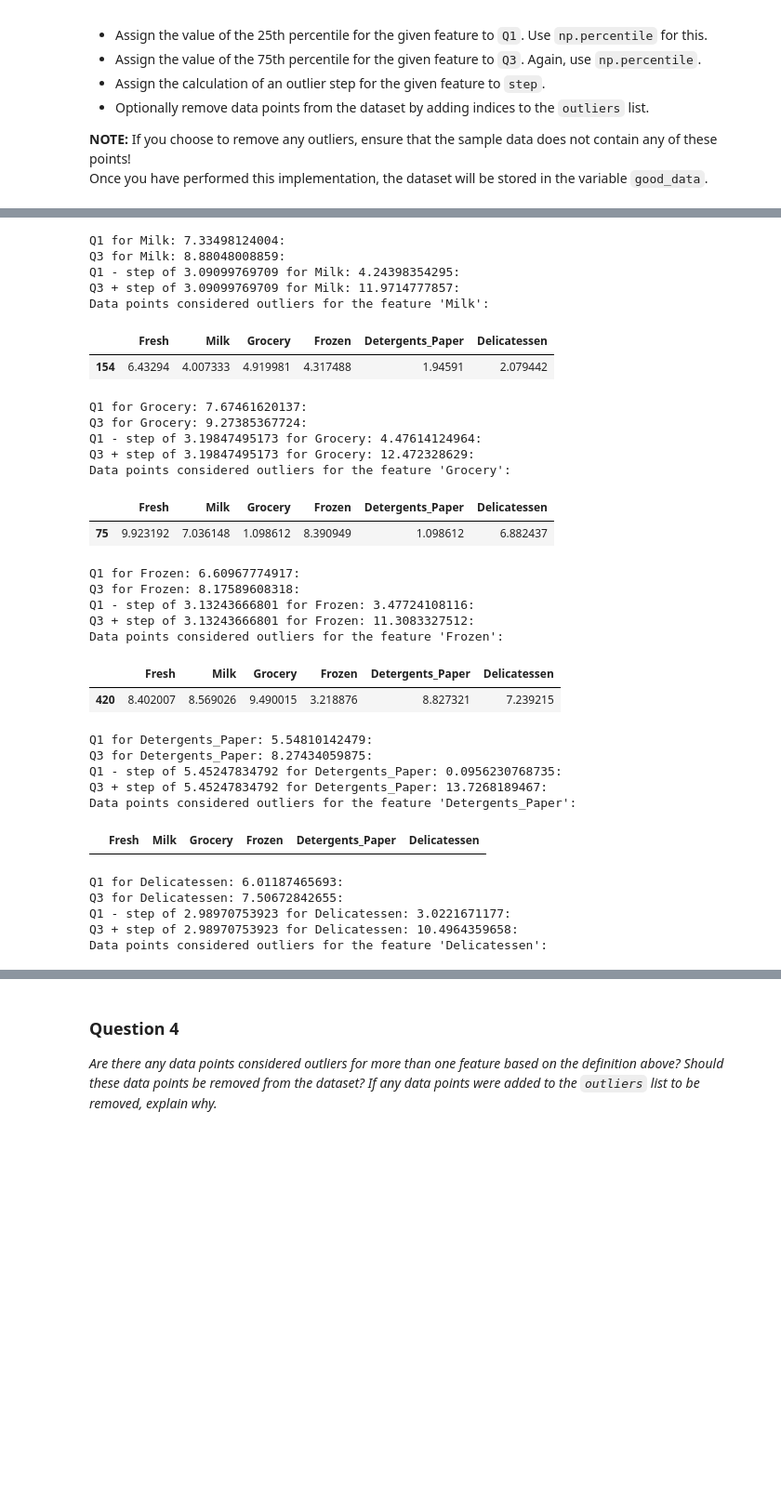
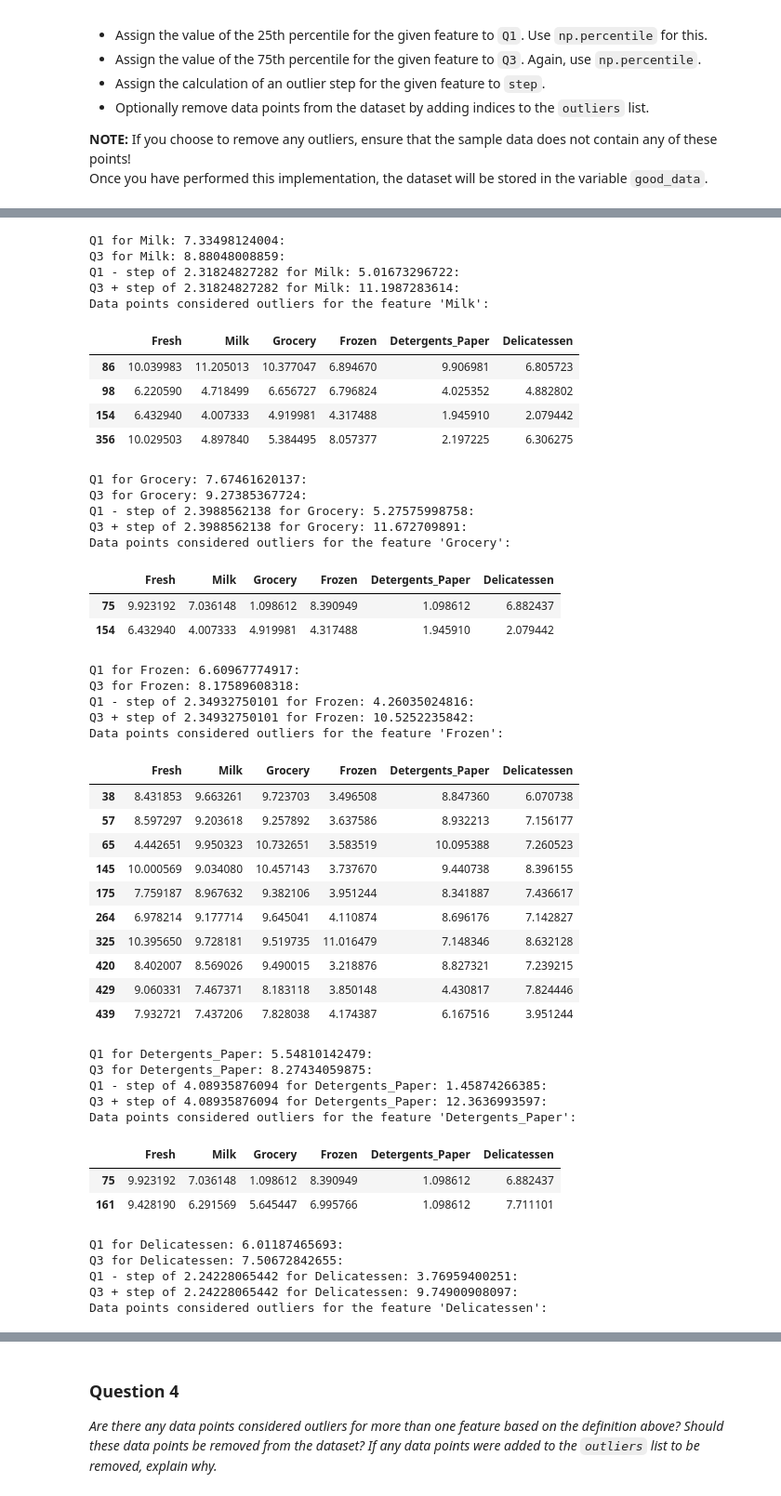
Before and after one commit to pdaskas/MLND-customer_segments, a Jupyter notebook: customer_segments.ipynb, the cells around one changed output, grey strips where cells are left out. Shown: that part at 93% size. Cells and saved outputs as stored; diff of their text form; code cells hidden in the pictures; blank space fills up the shorter version.

```diff
--- a/customer_segments.ipynb
+++ b/customer_segments.ipynb
@@ -195,6 +195,7 @@ In the code block below, you will need to implement the following:
 Once you have performed this implementation, the dataset will be stored in the variable `good_data`.
 # %%
 # OPTIONAL: Select the indices for data points you wish to remove
+import collections
 outliers  = []
 outlier_data = []
 # For each feature find the data points with extreme high or low values
@@ -207,7 +208,7 @@ for feature in log_data.keys():
     Q3 = np.percentile(log_data[feature], 75.0)
     print "Q3 for {}: {}:".format(feature,Q3)
     # TODO: Use the interquartile range to calculate an outlier step (1.5 times the interquartile range)
-    step = (Q3-Q1) * 2
+    step = (Q3-Q1) * 1.5
     print "Q1 - step of {} for {}: {}:".format(step,feature,Q1-step)
     print "Q3 + step of {} for {}: {}:".format(step,feature,Q3+step)
     # Display the outliers
@@ -215,7 +216,7 @@ for feature in log_data.keys():
     outlier = log_data[~((log_data[feature] >= Q1 - step) & (log_data[feature] <= Q3 + step))]
     outlier_data.append(outlier)
     display(outlier)
-    #Remove all outlier except those from the sample indices
+    #Collect all outlier except those from the sample indices
     for idx in list(outlier.index.values):
         if idx != indices[0] and idx != indices[1]  and idx != indices[2]:
             outliers.append(idx)
@@ -223,10 +224,10 @@ for feature in log_data.keys():
 
 
 # Remove the outliers, if any were specified
-good_data = log_data.drop(log_data.index[outliers]).reset_index(drop = True)
+duplicate_outliers_to_remove = [item for item, count in collections.Counter(outliers).items() if count > 1]
+print('Duplicate outliers to remove that exceed threshold: ', duplicate_outliers_to_remove)
+good_data = log_data.drop(log_data.index[duplicate_outliers_to_remove]).reset_index(drop = True)
 #display(log_data.describe())
-print (indices)
-print (outliers)
 # %% [output]
 Q1 for Fresh: 8.04805870221:
 Q3 for Fresh: 9.73706394795:
@@ -243,35 +252,50 @@ Data points considered outliers for the feature 'Fresh':
 | 357 | 3.610918 | 7.150701 | 10.011086 | 4.919981 | 8.816853 | 4.700480 |
 | 412 | 4.574711 | 8.190077 | 9.425452 | 4.584967 | 7.996317 | 4.127134 |
 Q1 for Milk: 7.33498124004:
 Q3 for Milk: 8.88048008859:
-Q1 - step of 3.09099769709 for Milk: 4.24398354295:
-Q3 + step of 3.09099769709 for Milk: 11.9714777857:
+Q1 - step of 2.31824827282 for Milk: 5.01673296722:
+Q3 + step of 2.31824827282 for Milk: 11.1987283614:
 Data points considered outliers for the feature 'Milk':
 |  | Fresh | Milk | Grocery | Frozen | Detergents_Paper | Delicatessen |
-| 154 | 6.43294 | 4.007333 | 4.919981 | 4.317488 | 1.94591 | 2.079442 |
+| 86 | 10.039983 | 11.205013 | 10.377047 | 6.894670 | 9.906981 | 6.805723 |
+| 98 | 6.220590 | 4.718499 | 6.656727 | 6.796824 | 4.025352 | 4.882802 |
+| 154 | 6.432940 | 4.007333 | 4.919981 | 4.317488 | 1.945910 | 2.079442 |
+| 356 | 10.029503 | 4.897840 | 5.384495 | 8.057377 | 2.197225 | 6.306275 |
 Q1 for Grocery: 7.67461620137:
 Q3 for Grocery: 9.27385367724:
-Q1 - step of 3.19847495173 for Grocery: 4.47614124964:
-Q3 + step of 3.19847495173 for Grocery: 12.472328629:
+Q1 - step of 2.3988562138 for Grocery: 5.27575998758:
+Q3 + step of 2.3988562138 for Grocery: 11.672709891:
 Data points considered outliers for the feature 'Grocery':
 |  | Fresh | Milk | Grocery | Frozen | Detergents_Paper | Delicatessen |
 | 75 | 9.923192 | 7.036148 | 1.098612 | 8.390949 | 1.098612 | 6.882437 |
+| 154 | 6.432940 | 4.007333 | 4.919981 | 4.317488 | 1.945910 | 2.079442 |
 Q1 for Frozen: 6.60967774917:
 Q3 for Frozen: 8.17589608318:
-Q1 - step of 3.13243666801 for Frozen: 3.47724108116:
-Q3 + step of 3.13243666801 for Frozen: 11.3083327512:
+Q1 - step of 2.34932750101 for Frozen: 4.26035024816:
+Q3 + step of 2.34932750101 for Frozen: 10.5252235842:
 Data points considered outliers for the feature 'Frozen':
 |  | Fresh | Milk | Grocery | Frozen | Detergents_Paper | Delicatessen |
+| 38 | 8.431853 | 9.663261 | 9.723703 | 3.496508 | 8.847360 | 6.070738 |
+| 57 | 8.597297 | 9.203618 | 9.257892 | 3.637586 | 8.932213 | 7.156177 |
+| 65 | 4.442651 | 9.950323 | 10.732651 | 3.583519 | 10.095388 | 7.260523 |
+| 145 | 10.000569 | 9.034080 | 10.457143 | 3.737670 | 9.440738 | 8.396155 |
+| 175 | 7.759187 | 8.967632 | 9.382106 | 3.951244 | 8.341887 | 7.436617 |
+| 264 | 6.978214 | 9.177714 | 9.645041 | 4.110874 | 8.696176 | 7.142827 |
+| 325 | 10.395650 | 9.728181 | 9.519735 | 11.016479 | 7.148346 | 8.632128 |
 | 420 | 8.402007 | 8.569026 | 9.490015 | 3.218876 | 8.827321 | 7.239215 |
+| 429 | 9.060331 | 7.467371 | 8.183118 | 3.850148 | 4.430817 | 7.824446 |
+| 439 | 7.932721 | 7.437206 | 7.828038 | 4.174387 | 6.167516 | 3.951244 |
 Q1 for Detergents_Paper: 5.54810142479:
 Q3 for Detergents_Paper: 8.27434059875:
-Q1 - step of 5.45247834792 for Detergents_Paper: 0.0956230768735:
-Q3 + step of 5.45247834792 for Detergents_Paper: 13.7268189467:
+Q1 - step of 4.08935876094 for Detergents_Paper: 1.45874266385:
+Q3 + step of 4.08935876094 for Detergents_Paper: 12.3636993597:
 Data points considered outliers for the feature 'Detergents_Paper':
 |  | Fresh | Milk | Grocery | Frozen | Detergents_Paper | Delicatessen |
+| 75 | 9.923192 | 7.036148 | 1.098612 | 8.390949 | 1.098612 | 6.882437 |
+| 161 | 9.428190 | 6.291569 | 5.645447 | 6.995766 | 1.098612 | 7.711101 |
 Q1 for Delicatessen: 6.01187465693:
 Q3 for Delicatessen: 7.50672842655:
-Q1 - step of 2.98970753923 for Delicatessen: 3.0221671177:
-Q3 + step of 2.98970753923 for Delicatessen: 10.4964359658:
+Q1 - step of 2.24228065442 for Delicatessen: 3.76959400251:
+Q3 + step of 2.24228065442 for Delicatessen: 9.74900908097:
 Data points considered outliers for the feature 'Delicatessen':
 |  | Fresh | Milk | Grocery | Frozen | Detergents_Paper | Delicatessen |
```
Also changed, not shown: parts of 15 cells of this notebook, 1 other file.
